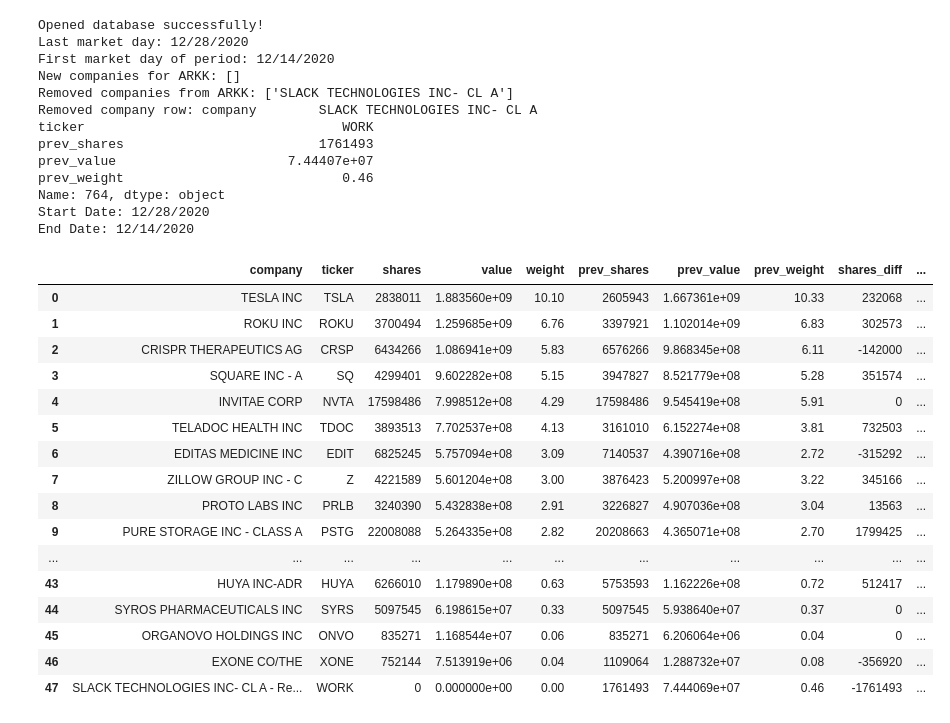
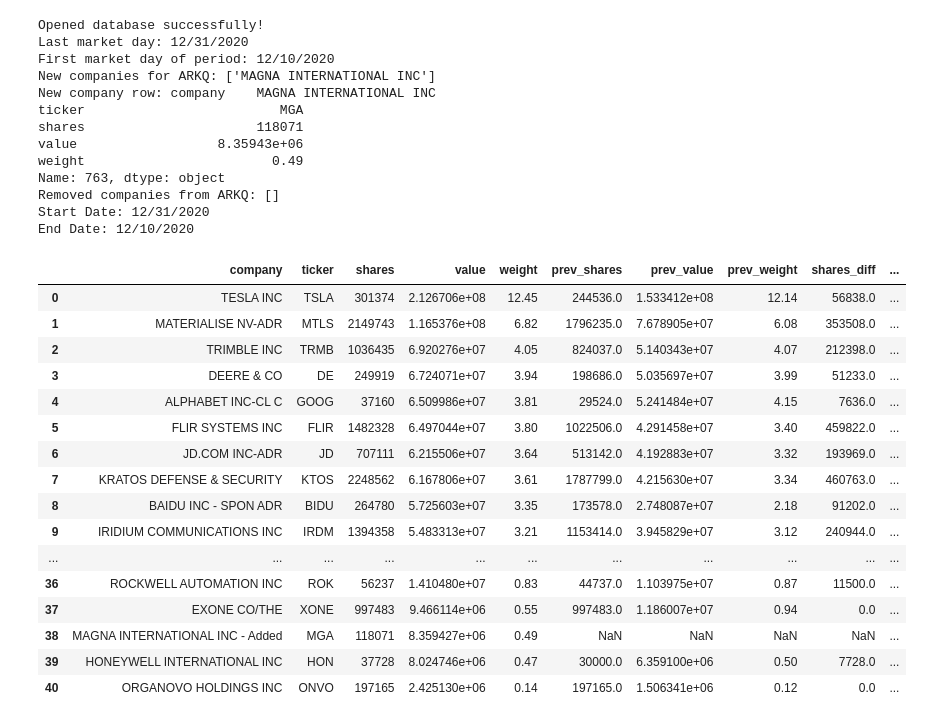
Before and after one commit to ochsec/arktracker, a Jupyter notebook: notebooks/ARKQ.ipynb, the cells around one changed output. Saved outputs shown, nothing was run; the diff lists cells and outputs as text; code cells hidden in the pictures.

```diff
--- a/notebooks/ARKQ.ipynb
+++ b/notebooks/ARKQ.ipynb
@@ -32,36 +32,36 @@ Fetching data...
 # %%
-df2, date2_str, date1_str = get_days_changes("ARKK", 14)
+df2, date2_str, date1_str = get_days_changes("ARKQ", 21)
 print(f"Start Date: {date1_str}")
 print(f"End Date: {date2_str}")
 df2
 # %% [output]
 Opened database successfully!
-Last market day: 12/28/2020
-First market day of period: 12/14/2020
-New companies for ARKK: []
-Removed companies from ARKK: ['SLACK TECHNOLOGIES INC- CL A']
-Removed company row: company        SLACK TECHNOLOGIES INC- CL A
-ticker                                 WORK
-prev_shares                         1761493
-prev_value                      7.44407e+07
-prev_weight                            0.46
-Name: 764, dtype: object
-Start Date: 12/28/2020
-End Date: 12/14/2020
+Last market day: 12/31/2020
+First market day of period: 12/10/2020
+New companies for ARKQ: ['MAGNA INTERNATIONAL INC']
+New company row: company    MAGNA INTERNATIONAL INC
+ticker                         MGA
+shares                      118071
+value                  8.35943e+06
+weight                        0.49
+Name: 763, dtype: object
+Removed companies from ARKQ: []
+Start Date: 12/31/2020
+End Date: 12/10/2020
 |  | company | ticker | shares | value | weight | prev_shares | prev_value | prev_weight | shares_diff | ... |
-| 0 | TESLA INC | TSLA | 2838011 | 1.883560e+09 | 10.10 | 2605943 | 1.667361e+09 | 10.33 | 232068 | ... |
-| 1 | ROKU INC | ROKU | 3700494 | 1.259685e+09 | 6.76 | 3397921 | 1.102014e+09 | 6.83 | 302573 | ... |
-| 2 | CRISPR THERAPEUTICS AG | CRSP | 6434266 | 1.086941e+09 | 5.83 | 6576266 | 9.868345e+08 | 6.11 | -142000 | ... |
-| 3 | SQUARE INC - A | SQ | 4299401 | 9.602282e+08 | 5.15 | 3947827 | 8.521779e+08 | 5.28 | 351574 | ... |
-| 4 | INVITAE CORP | NVTA | 17598486 | 7.998512e+08 | 4.29 | 17598486 | 9.545419e+08 | 5.91 | 0 | ... |
-| 5 | TELADOC HEALTH INC | TDOC | 3893513 | 7.702537e+08 | 4.13 | 3161010 | 6.152274e+08 | 3.81 | 732503 | ... |
-| 6 | EDITAS MEDICINE INC | EDIT | 6825245 | 5.757094e+08 | 3.09 | 7140537 | 4.390716e+08 | 2.72 | -315292 | ... |
-| 7 | ZILLOW GROUP INC - C | Z | 4221589 | 5.601204e+08 | 3.00 | 3876423 | 5.200997e+08 | 3.22 | 345166 | ... |
-| 8 | PROTO LABS INC | PRLB | 3240390 | 5.432838e+08 | 2.91 | 3226827 | 4.907036e+08 | 3.04 | 13563 | ... |
-| 9 | PURE STORAGE INC - CLASS A | PSTG | 22008088 | 5.264335e+08 | 2.82 | 20208663 | 4.365071e+08 | 2.70 | 1799425 | ... |
+| 0 | TESLA INC | TSLA | 301374 | 2.126706e+08 | 12.45 | 244536.0 | 1.533412e+08 | 12.14 | 56838.0 | ... |
+| 1 | MATERIALISE NV-ADR | MTLS | 2149743 | 1.165376e+08 | 6.82 | 1796235.0 | 7.678905e+07 | 6.08 | 353508.0 | ... |
+| 2 | TRIMBLE INC | TRMB | 1036435 | 6.920276e+07 | 4.05 | 824037.0 | 5.140343e+07 | 4.07 | 212398.0 | ... |
+| 3 | DEERE & CO | DE | 249919 | 6.724071e+07 | 3.94 | 198686.0 | 5.035697e+07 | 3.99 | 51233.0 | ... |
+| 4 | ALPHABET INC-CL C | GOOG | 37160 | 6.509986e+07 | 3.81 | 29524.0 | 5.241484e+07 | 4.15 | 7636.0 | ... |
+| 5 | FLIR SYSTEMS INC | FLIR | 1482328 | 6.497044e+07 | 3.80 | 1022506.0 | 4.291458e+07 | 3.40 | 459822.0 | ... |
+| 6 | JD.COM INC-ADR | JD | 707111 | 6.215506e+07 | 3.64 | 513142.0 | 4.192883e+07 | 3.32 | 193969.0 | ... |
+| 7 | KRATOS DEFENSE & SECURITY | KTOS | 2248562 | 6.167806e+07 | 3.61 | 1787799.0 | 4.215630e+07 | 3.34 | 460763.0 | ... |
+| 8 | BAIDU INC - SPON ADR | BIDU | 264780 | 5.725603e+07 | 3.35 | 173578.0 | 2.748087e+07 | 2.18 | 91202.0 | ... |
+| 9 | IRIDIUM COMMUNICATIONS INC | IRDM | 1394358 | 5.483313e+07 | 3.21 | 1153414.0 | 3.945829e+07 | 3.12 | 240944.0 | ... |
 | ... | ... | ... | ... | ... | ... | ... | ... | ... | ... | ... |
-| 43 | HUYA INC-ADR | HUYA | 6266010 | 1.179890e+08 | 0.63 | 5753593 | 1.162226e+08 | 0.72 | 512417 | ... |
-| 44 | SYROS PHARMACEUTICALS INC | SYRS | 5097545 | 6.198615e+07 | 0.33 | 5097545 | 5.938640e+07 | 0.37 | 0 | ... |
-| 45 | ORGANOVO HOLDINGS INC | ONVO | 835271 | 1.168544e+07 | 0.06 | 835271 | 6.206064e+06 | 0.04 | 0 | ... |
-| 46 | EXONE CO/THE | XONE | 752144 | 7.513919e+06 | 0.04 | 1109064 | 1.288732e+07 | 0.08 | -356920 | ... |
-| 47 | SLACK TECHNOLOGIES INC- CL A - Re... | WORK | 0 | 0.000000e+00 | 0.00 | 1761493 | 7.444069e+07 | 0.46 | -1761493 | ... |
+| 36 | ROCKWELL AUTOMATION INC | ROK | 56237 | 1.410480e+07 | 0.83 | 44737.0 | 1.103975e+07 | 0.87 | 11500.0 | ... |
+| 37 | EXONE CO/THE | XONE | 997483 | 9.466114e+06 | 0.55 | 997483.0 | 1.186007e+07 | 0.94 | 0.0 | ... |
+| 38 | MAGNA INTERNATIONAL INC - Added | MGA | 118071 | 8.359427e+06 | 0.49 | NaN | NaN | NaN | NaN | ... |
+| 39 | HONEYWELL INTERNATIONAL INC | HON | 37728 | 8.024746e+06 | 0.47 | 30000.0 | 6.359100e+06 | 0.50 | 7728.0 | ... |
+| 40 | ORGANOVO HOLDINGS INC | ONVO | 197165 | 2.425130e+06 | 0.14 | 197165.0 | 1.506341e+06 | 0.12 | 0.0 | ... |
```
Also changed, not shown: parts of 1 cell of this notebook, 7 other files.
